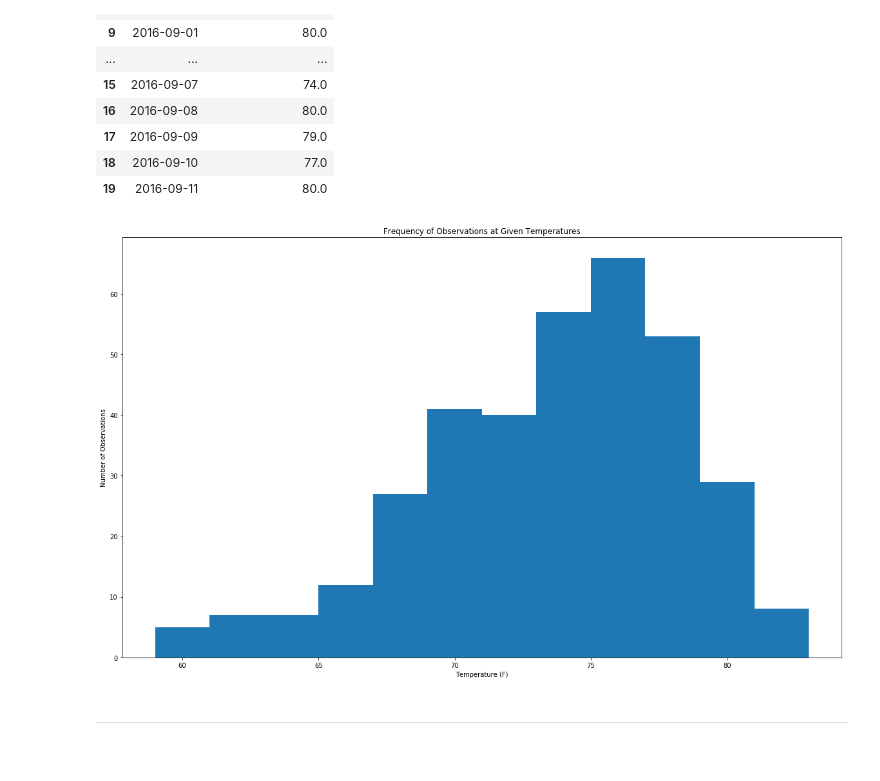
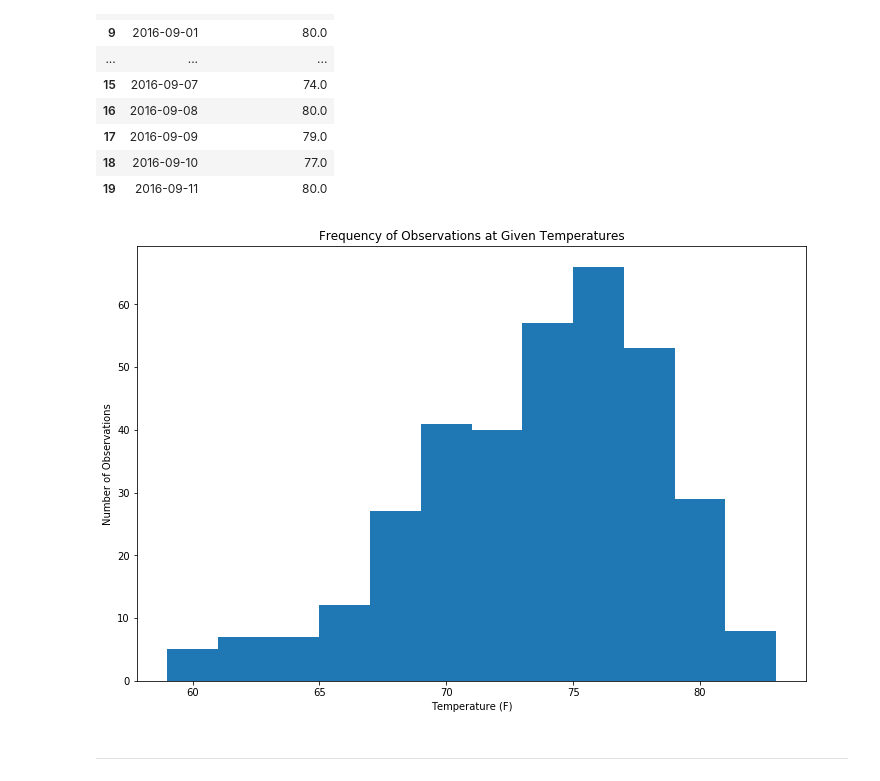
Before and after one commit to stewartmw/Week10-AdvData-MatthewStewart, a Jupyter notebook: SurfsUp_Week10_AdvData.ipynb, the cells around one changed output. Cells and saved outputs as stored; diff of their text form; code cells hidden in the pictures.

```diff
--- a/SurfsUp_Week10_AdvData.ipynb
+++ b/SurfsUp_Week10_AdvData.ipynb
@@ -295,15 +330,16 @@ tobs_df.head(20)
 | 18 | 2016-09-10 | 77.0 |
 | 19 | 2016-09-11 | 80.0 |
 # %%
-plt.figure(figsize = (20,12))
+# Plot as histogram
+plt.figure(figsize = (12,8))
 plt.hist(tobs_df.Temp_Observations, bins = 12)
 plt.xlabel('Temperature (F)')
 plt.ylabel('Number of Observations')
 plt.title('Frequency of Observations at Given Temperatures')
 plt.savefig('Output/TempObservations_Histogram.png')
 plt.show()
 # %% [output]
-[figure, old version]
+[figure, new version]
 # %% [markdown]
 ---
 # %% [markdown]
```
Also changed, not shown: parts of 16 cells of this notebook, 5 other files.
